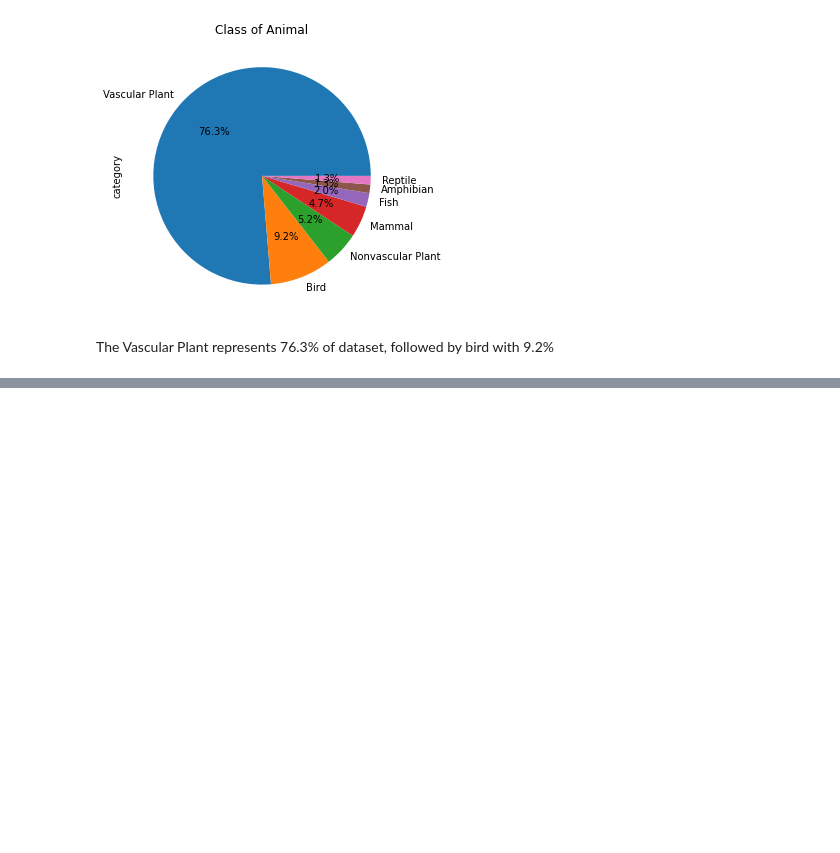
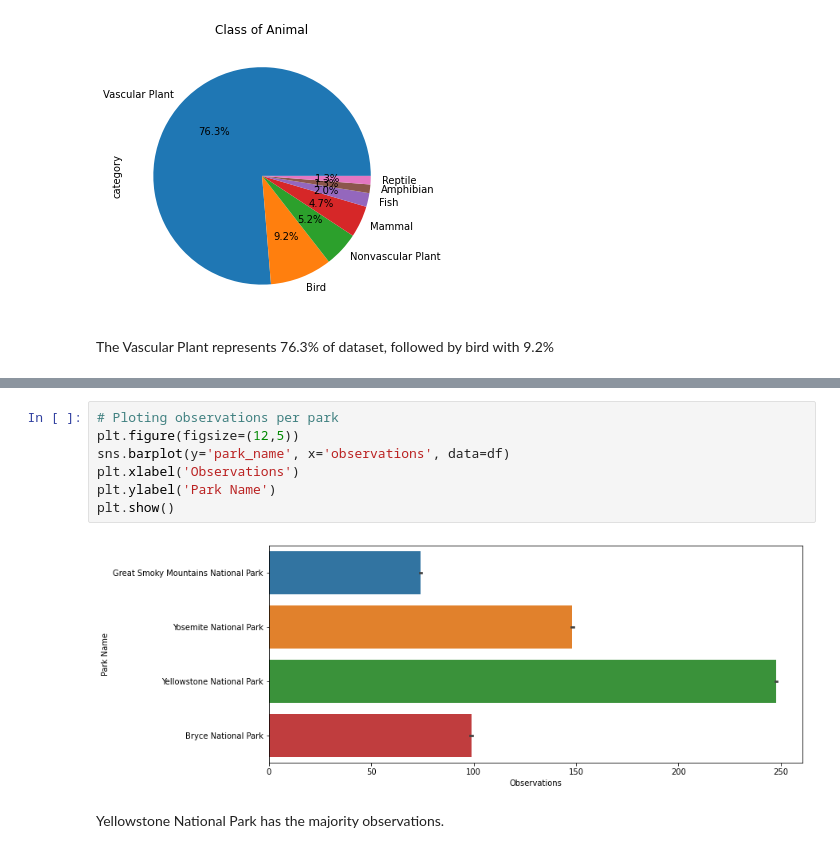
Before and after one commit to vfamim/Data-Science, a Jupyter notebook: Biodiversity/Biodiversity DataViz.ipynb, the cells around one changed output, grey strips where cells are left out. Saved outputs shown, nothing was run; the diff lists cells and outputs as text; blank space fills up the shorter version.

Commit message:
Biodiversity.ipynb
Adding some charts

```diff
--- a/Biodiversity/Biodiversity DataViz.ipynb
+++ b/Biodiversity/Biodiversity DataViz.ipynb
@@ -141,0 +138,11 @@ ValueError: could not convert string to float: 'Regular'
+# %%
+# Ploting observations per park
+plt.figure(figsize=(12,5))
+sns.barplot(y='park_name', x='observations', data=df)
+plt.xlabel('Observations')
+plt.ylabel('Park Name')
+plt.show()
+# %% [output]
+[figure, added]
+# %% [markdown]
+Yellowstone National Park has the majority observations.
```
Also changed, not shown: parts of 6 cells of this notebook.
